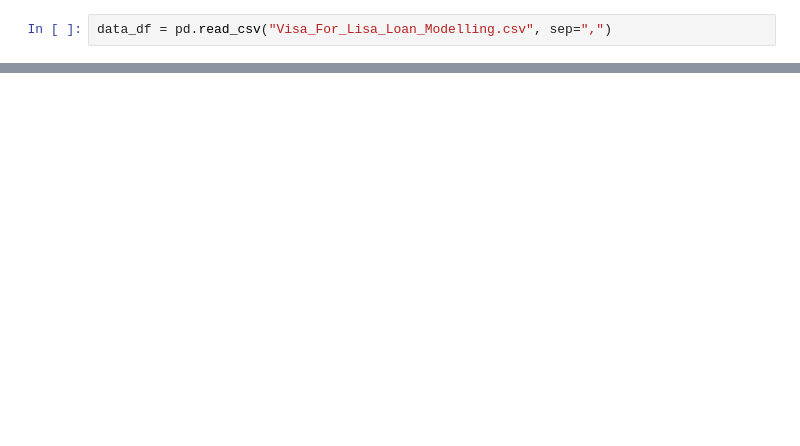
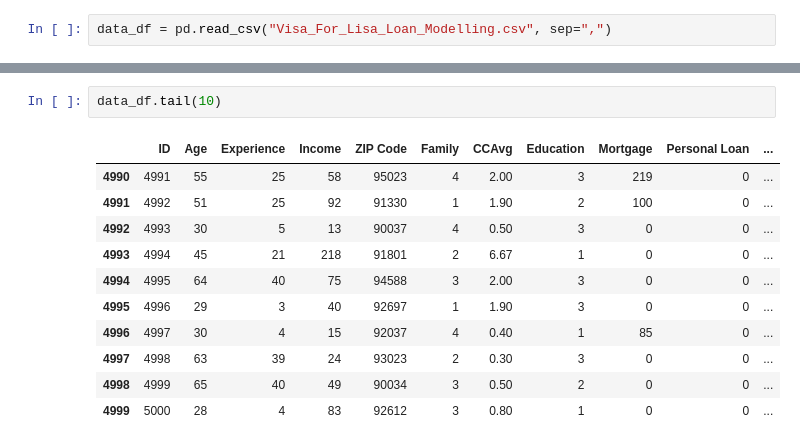
Before and after one commit to abd1bayev/Building-a-Social-Website, a Jupyter notebook: bank_analys.ipynb, the cells around one changed output, grey strips where cells are left out. Saved outputs shown, nothing was run; the diff lists cells and outputs as text; blank space fills up the shorter version.

```diff
--- a/bank_analys.ipynb
+++ b/bank_analys.ipynb
@@ -33,0 +24,14 @@ data_df.head()
+# %%
+data_df.tail(10)
+# %% [output]
+|  | ID | Age | Experience | Income | ZIP Code | Family | CCAvg | Education | Mortgage | Personal Loan | ... |
+| 4990 | 4991 | 55 | 25 | 58 | 95023 | 4 | 2.00 | 3 | 219 | 0 | ... |
+| 4991 | 4992 | 51 | 25 | 92 | 91330 | 1 | 1.90 | 2 | 100 | 0 | ... |
+| 4992 | 4993 | 30 | 5 | 13 | 90037 | 4 | 0.50 | 3 | 0 | 0 | ... |
+| 4993 | 4994 | 45 | 21 | 218 | 91801 | 2 | 6.67 | 1 | 0 | 0 | ... |
+| 4994 | 4995 | 64 | 40 | 75 | 94588 | 3 | 2.00 | 3 | 0 | 0 | ... |
+| 4995 | 4996 | 29 | 3 | 40 | 92697 | 1 | 1.90 | 3 | 0 | 0 | ... |
+| 4996 | 4997 | 30 | 4 | 15 | 92037 | 4 | 0.40 | 1 | 85 | 0 | ... |
+| 4997 | 4998 | 63 | 39 | 24 | 93023 | 2 | 0.30 | 3 | 0 | 0 | ... |
+| 4998 | 4999 | 65 | 40 | 49 | 90034 | 3 | 0.50 | 2 | 0 | 0 | ... |
+| 4999 | 5000 | 28 | 4 | 83 | 92612 | 3 | 0.80 | 1 | 0 | 0 | ... |
```
Also changed, not shown: parts of 16 cells of this notebook.
